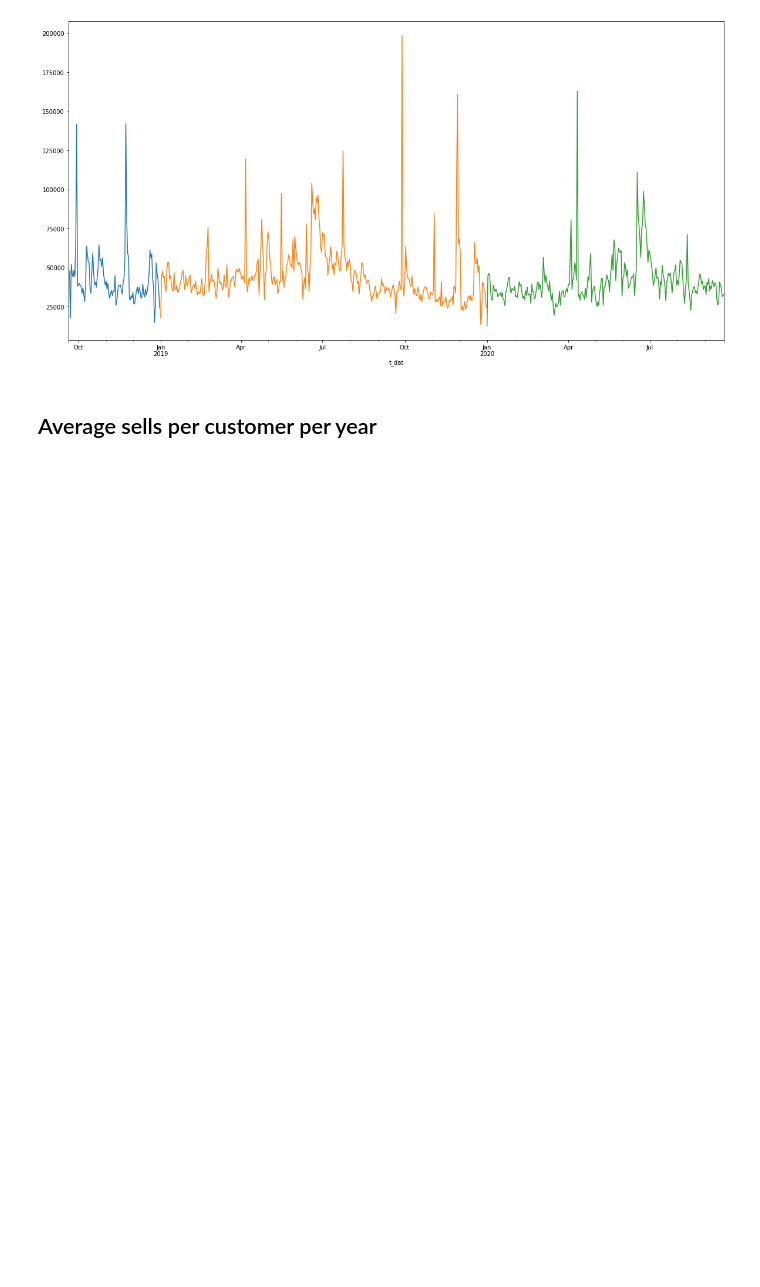
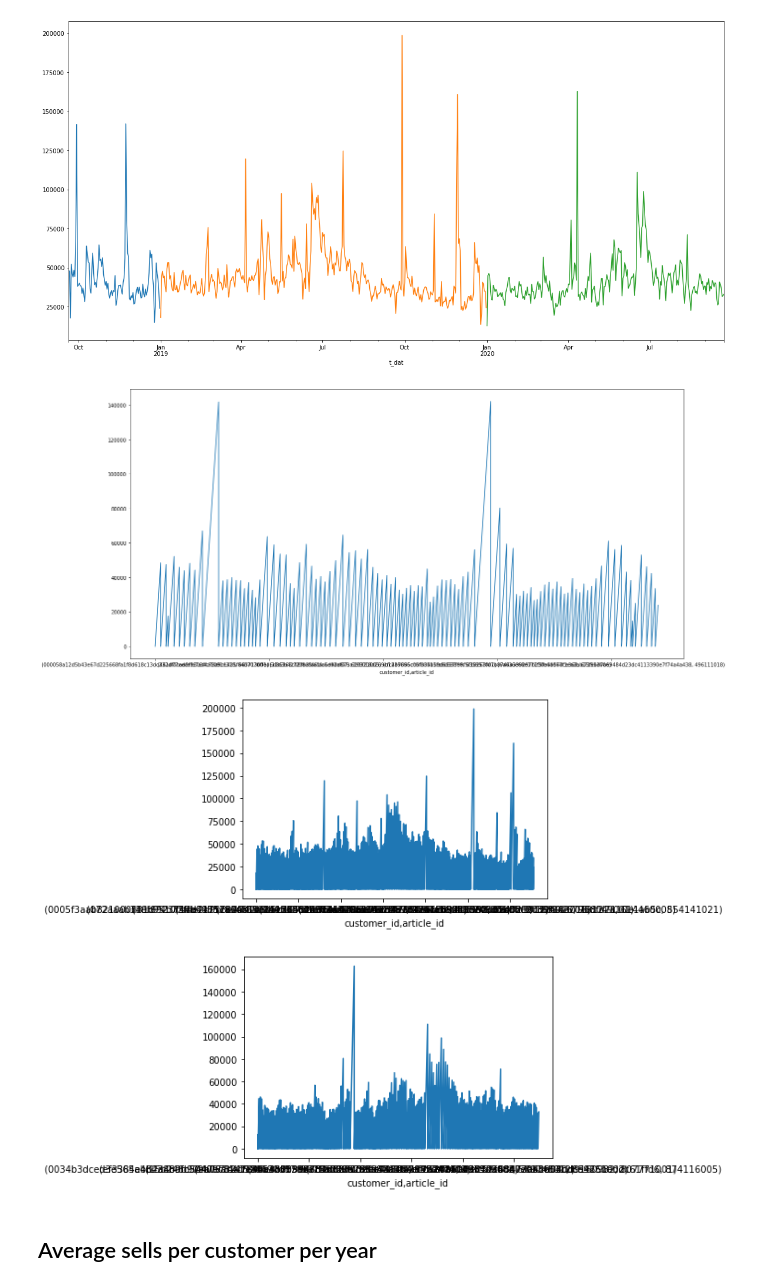
Before and after one commit to owl2/kaggle, a Jupyter notebook: hm/exploration.ipynb, the cells around one changed output. Drawn from its saved outputs; the diff is of its cells as text; code cells hidden in the pictures; blank space fills up the shorter version.

```diff
--- a/hm/exploration.ipynb
+++ b/hm/exploration.ipynb
@@ -47,6 +47,18 @@ for year in [2018, 2019, 2020]:
 pyplot.show()
 # %% [output]
 [figure]
+# %%
+pyplot.figure(figsize=[20, 10])
+
+for year in [2018, 2019, 2020]:
+    sells_year = transaction_train_df[transaction_train_df['t_dat'].dt.year == year]
+    sells_year = sells_year.groupby(['t_dat']).t_dat.cumcount()
+    sells_year.plot()
+    pyplot.show()
+# %% [output]
+[figure, added]
+[figure, added]
+[figure, added]
 # %% [markdown]
 ## Average sells per customer per year
 # %%
```
Also changed, not shown: parts of 8 cells of this notebook, 4 other files.
